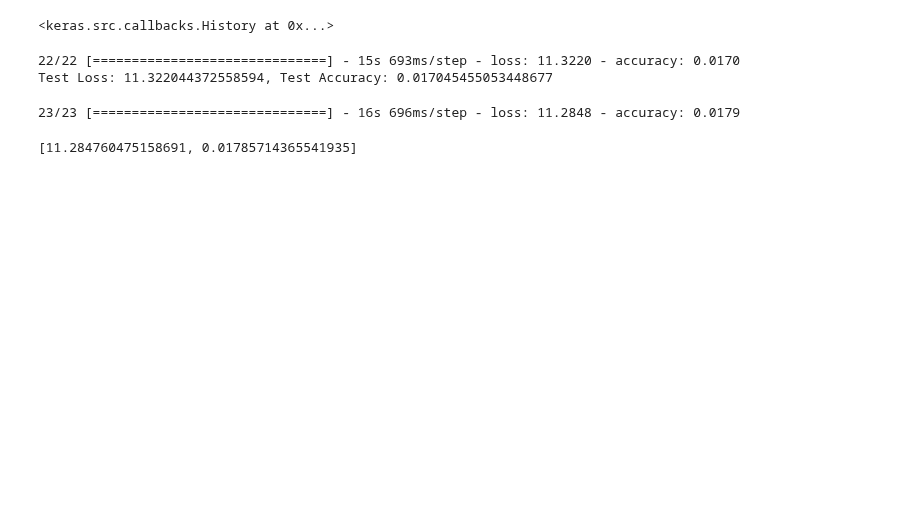
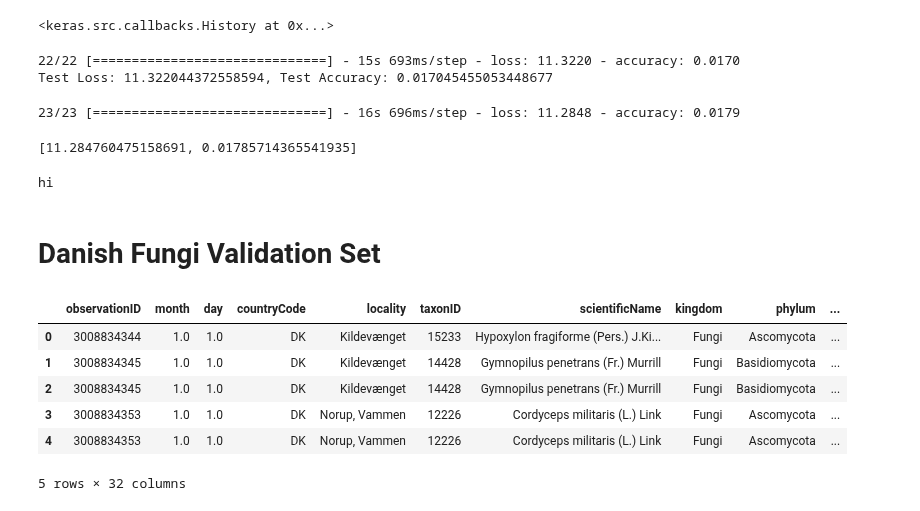
Before and after one commit to mbiernacka/Mushroom-classification, a Jupyter notebook: danish_fungi.ipynb, the cells around one changed output. Saved outputs shown, nothing was run; the diff lists cells and outputs as text; code cells hidden in the pictures; blank space fills up the shorter version.

Commit message:
changes in danish fungi

```diff
--- a/danish_fungi.ipynb
+++ b/danish_fungi.ipynb
@@ -215,3 +216,23 @@ model.evaluate(test_generator_sample)
 # %% [output]
 23/23 [==============================] - 16s 696ms/step - loss: 11.2848 - accuracy: 0.0179
 [11.284760475158691, 0.01785714365541935]
+# %%
+print("hi")
+# %% [output]
+hi
+# %% [markdown]
+# Danish Fungi Validation Set
+# %%
+metadata_path = '/Users/milenabiernacka/Desktop/praca-magisterska/DF/validation/FungiCLEF2023_val_metadata_PRODUCTION.csv'
+photos_path = '/Users/milenabiernacka/Desktop/praca-magisterska/DF/validation/DF21_300'
+
+metadata = pd.read_csv(metadata_path)
+metadata.head()
+# %% [output]
+|  | observationID | month | day | countryCode | locality | taxonID | scientificName | kingdom | phylum | ... |
+| 0 | 3008834344 | 1.0 | 1.0 | DK | Kildevænget | 15233 | Hypoxylon fragiforme (Pers.) J.Ki... | Fungi | Ascomycota | ... |
+| 1 | 3008834345 | 1.0 | 1.0 | DK | Kildevænget | 14428 | Gymnopilus penetrans (Fr.) Murrill | Fungi | Basidiomycota | ... |
+| 2 | 3008834345 | 1.0 | 1.0 | DK | Kildevænget | 14428 | Gymnopilus penetrans (Fr.) Murrill | Fungi | Basidiomycota | ... |
+| 3 | 3008834353 | 1.0 | 1.0 | DK | Norup, Vammen | 12226 | Cordyceps militaris (L.) Link | Fungi | Ascomycota | ... |
+| 4 | 3008834353 | 1.0 | 1.0 | DK | Norup, Vammen | 12226 | Cordyceps militaris (L.) Link | Fungi | Ascomycota | ... |
+5 rows × 32 columns
```
Also changed, not shown: parts of 24 cells of this notebook, 2 other files.
